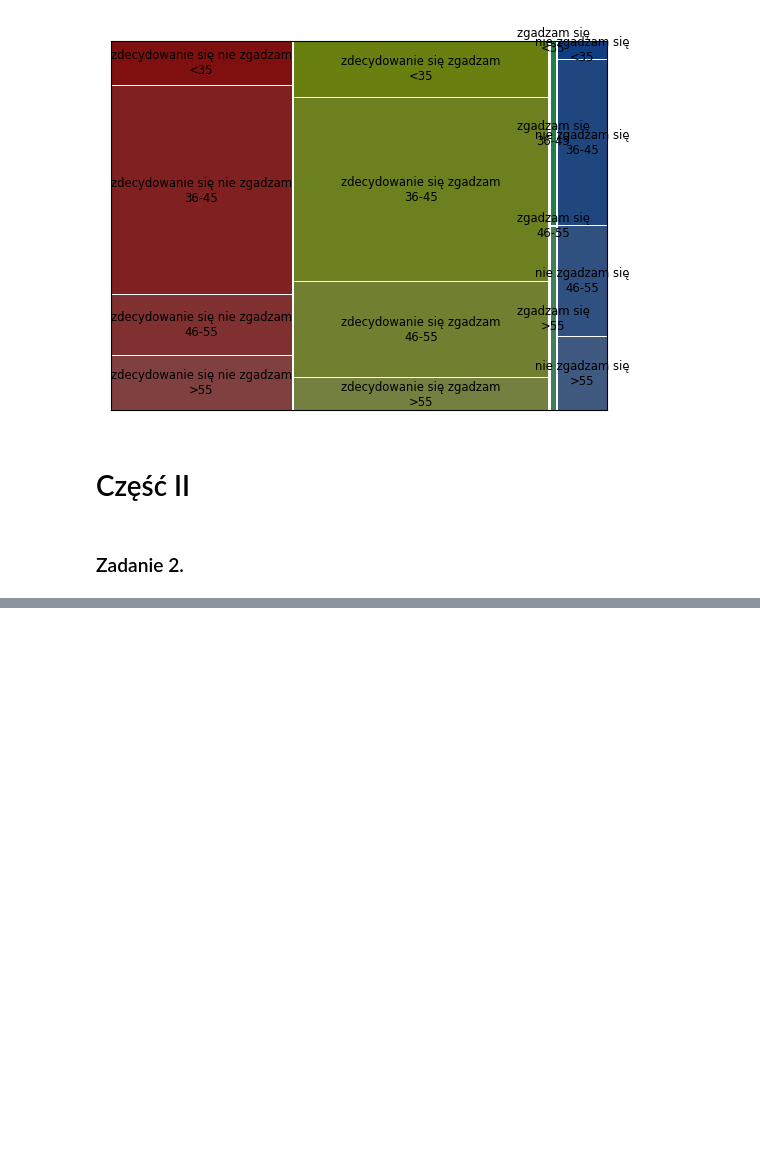
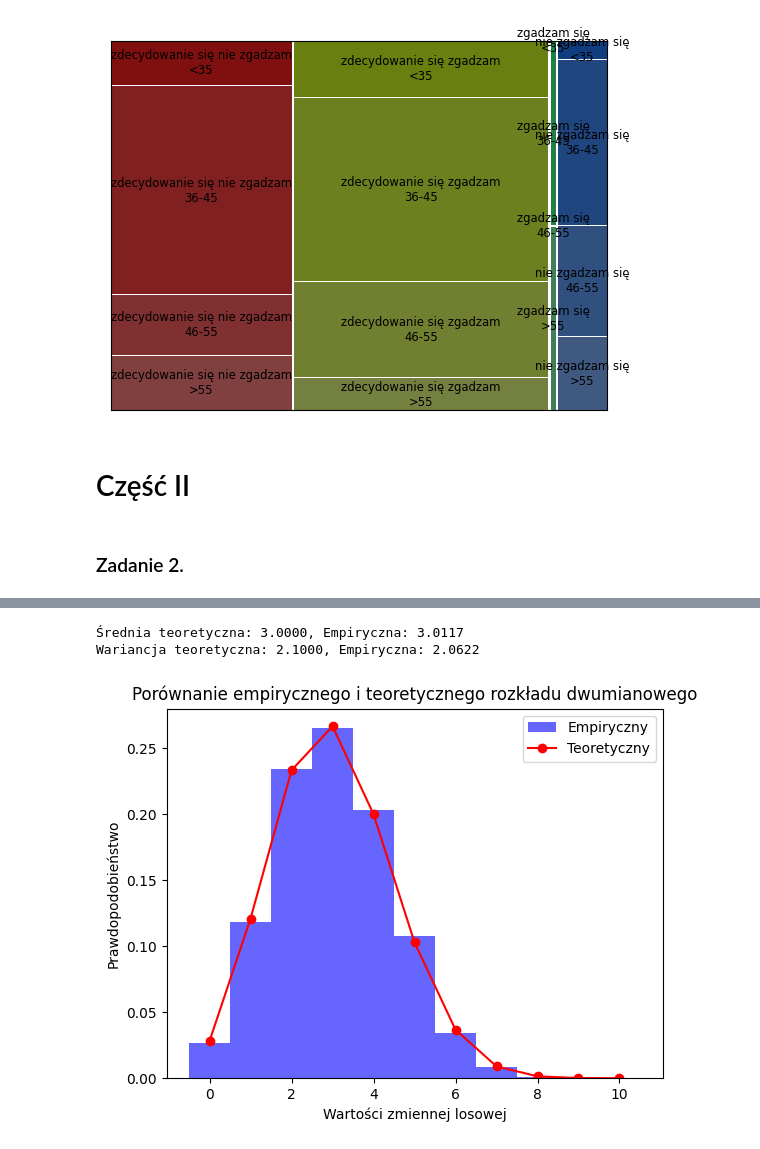
Before and after one commit to JKrempinska/ada, a Jupyter notebook: spr1/zadania.ipynb, the cells around one changed output, grey strips where cells are left out. Drawn from its saved outputs; the diff is of its cells as text; code cells hidden in the pictures; blank space fills up the shorter version.

```diff
--- a/spr1/zadania.ipynb
+++ b/spr1/zadania.ipynb
@@ -286,0 +357,44 @@ alt.Chart(...)
+# %%
+import numpy as np
+import matplotlib.pyplot as plt
+import scipy.stats as stats
+
+def simulate_binomial(n, p, size=1000):
+    """Symuluje zmienną losową z rozkładu dwumianowego B(n, p)."""
+    samples = np.sum(np.random.rand(size, n) < p, axis=1)
+    return samples
+
+# Parametry rozkładu
+n, p = 10, 0.3
+size = 10000  # Liczba symulacji
+
+# Generowanie próby
+samples = simulate_binomial(n, p, size)
+
+# Teoretyczne wartości
+mean_theoretical = n * p
+var_theoretical = n * p * (1 - p)
+
+# Empiryczne wartości
+mean_empirical = np.mean(samples)
+var_empirical = np.var(samples, ddof=1)
+
+# Porównanie wartości
+print(f"Średnia teoretyczna: {mean_theoretical:.4f}, Empiryczna: {mean_empirical:.4f}")
+print(f"Wariancja teoretyczna: {var_theoretical:.4f}, Empiryczna: {var_empirical:.4f}")
+
+# Histogram
+plt.hist(samples, bins=np.arange(n+2)-0.5, density=True, alpha=0.6, color='b', label='Empiryczny')
+
+# Teoretyczny rozkład
+x = np.arange(n+1)
+plt.plot(x, stats.binom.pmf(x, n, p), 'ro-', label='Teoretyczny')
+plt.xlabel("Wartości zmiennej losowej")
+plt.ylabel("Prawdopodobieństwo")
+plt.legend()
+plt.title("Porównanie empirycznego i teoretycznego rozkładu dwumianowego")
+plt.show()
+# %% [output]
+Średnia teoretyczna: 3.0000, Empiryczna: 3.0117
+Wariancja teoretyczna: 2.1000, Empiryczna: 2.0622
+[figure, added]
```
Also changed, not shown: parts of 4 cells of this notebook.
